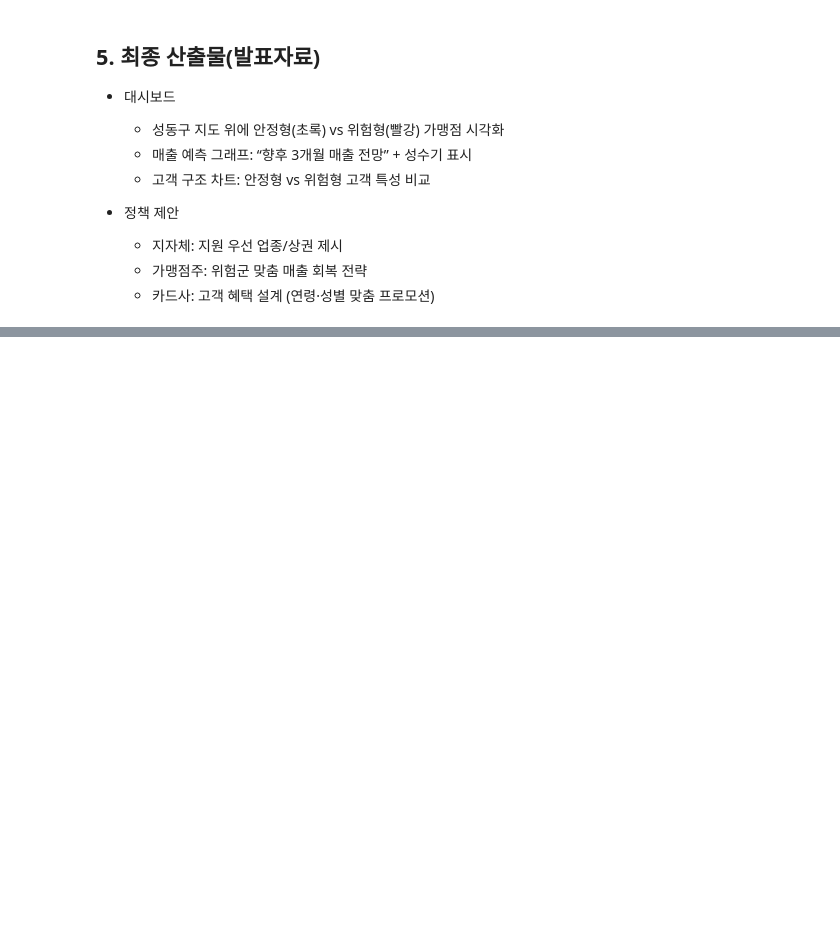
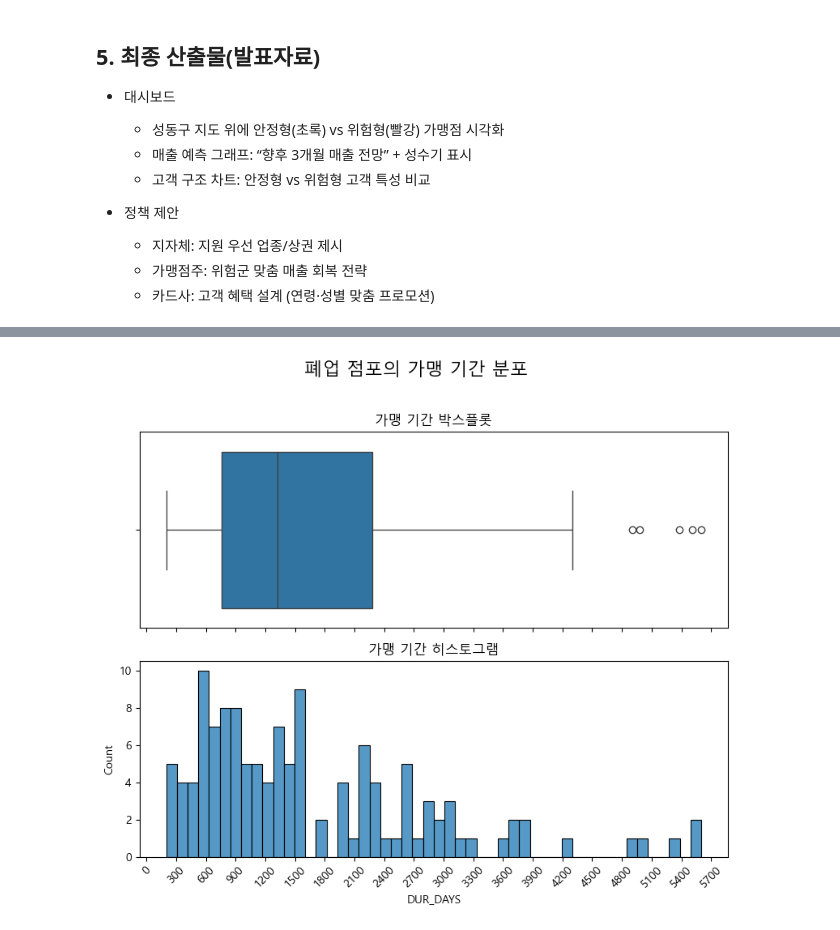
Before and after one commit to milkpotato1000/bigCon_hom, a Jupyter notebook: eda_sc.ipynb, the cells around one changed output, grey strips where cells are left out. Saved outputs shown, nothing was run; the diff lists cells and outputs as text; code cells hidden in the pictures; blank space fills up the shorter version.

```diff
--- a/eda_sc.ipynb
+++ b/eda_sc.ipynb
@@ -107,0 +226,27 @@ transactions.head()
+# %%
+import seaborn as sns
+import matplotlib.pyplot as plt
+import matplotlib.ticker as ticker
+
+# 2행 1열 subplot, x축 공유
+fig, axes = plt.subplots(2, 1, figsize=(8, 7), sharex=True)
+
+# 전체 제목
+fig.suptitle('폐업 점포의 가맹 기간 분포', fontsize=16)
+
+# (1) 위: 박스플롯
+sns.boxplot(x=m_close['DUR_DAYS'], ax=axes[0])
+axes[0].set_title('가맹 기간 박스플롯')
+axes[0].xaxis.set_major_locator(ticker.MultipleLocator(300))
+
+
+# (2) 아래: 히스토그램
+sns.histplot(m_close['DUR_DAYS'], bins=50, ax=axes[1])
+axes[1].set_title('가맹 기간 히스토그램')
+axes[1].xaxis.set_major_locator(ticker.MultipleLocator(300))
+axes[1].tick_params(axis='x', rotation=45)  # x축 라벨 회전
+
+plt.tight_layout(rect=[0, 0, 1, 0.96])  # suptitle과 겹치지 않게 조정
+plt.show()
+# %% [output]
+[figure, added]
```
Also changed, not shown: parts of 32 cells of this notebook.
